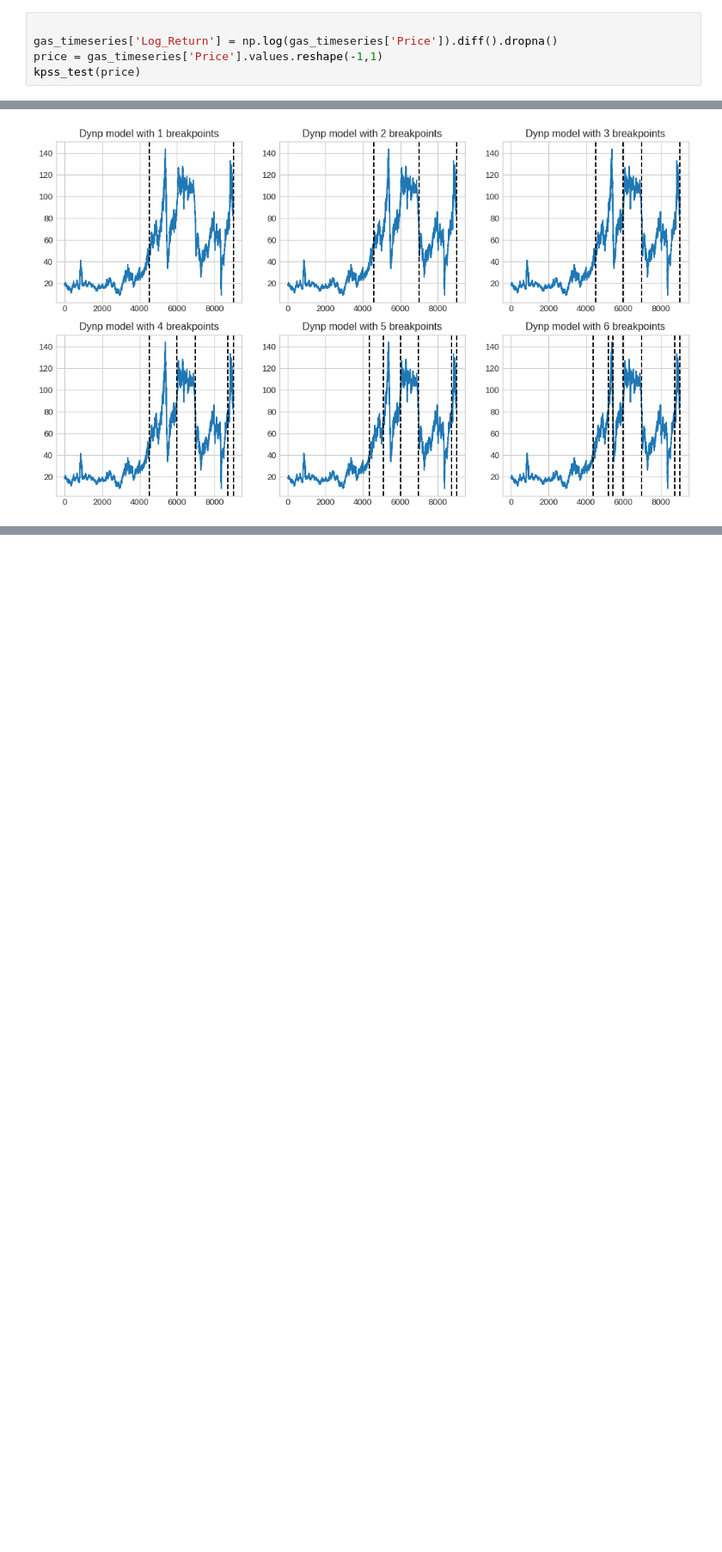
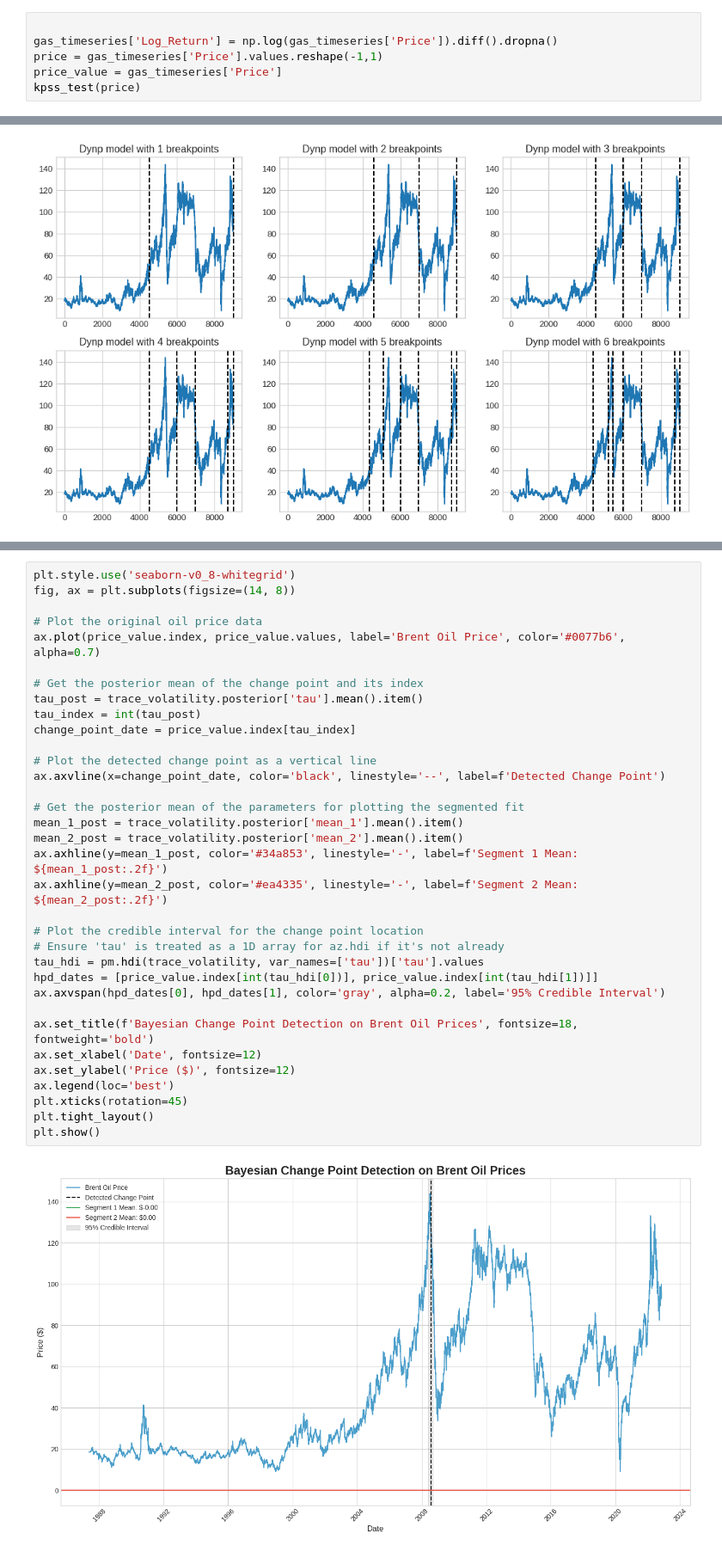
Before and after one commit to mikek1337/statistical-modelling-of-time-series-data-week-10, a Jupyter notebook: notebooks/inital.ipynb, the cells around one changed output, grey strips where cells are left out. Shown at 86% size. Drawn from its saved outputs; the diff is of its cells as text; blank space fills up the shorter version.

```diff
--- a/notebooks/inital.ipynb
+++ b/notebooks/inital.ipynb
@@ -67,6 +67,7 @@ plt.show()
 
 gas_timeseries['Log_Return'] = np.log(gas_timeseries['Price']).diff().dropna()
 price = gas_timeseries['Price'].values.reshape(-1,1)
+price_value = gas_timeseries['Price']
 kpss_test(price)
 # %% [output]
 likely non-stationary
@@ -110,0 +181,36 @@ plt.show()
+# %%
+plt.style.use('seaborn-v0_8-whitegrid')
+fig, ax = plt.subplots(figsize=(14, 8))
+
+# Plot the original oil price data
+ax.plot(price_value.index, price_value.values, label='Brent Oil Price', color='#0077b6', alpha=0.7)
+
+# Get the posterior mean of the change point and its index
+tau_post = trace_volatility.posterior['tau'].mean().item()
+tau_index = int(tau_post)
+change_point_date = price_value.index[tau_index]
+
+# Plot the detected change point as a vertical line
+ax.axvline(x=change_point_date, color='black', linestyle='--', label=f'Detected Change Point')
+
+# Get the posterior mean of the parameters for plotting the segmented fit
+mean_1_post = trace_volatility.posterior['mean_1'].mean().item()
+mean_2_post = trace_volatility.posterior['mean_2'].mean().item()
+ax.axhline(y=mean_1_post, color='#34a853', linestyle='-', label=f'Segment 1 Mean: ${mean_1_post:.2f}')
+ax.axhline(y=mean_2_post, color='#ea4335', linestyle='-', label=f'Segment 2 Mean: ${mean_2_post:.2f}')
+
+# Plot the credible interval for the change point location
+# Ensure 'tau' is treated as a 1D array for az.hdi if it's not already
+tau_hdi = pm.hdi(trace_volatility, var_names=['tau'])['tau'].values
+hpd_dates = [price_value.index[int(tau_hdi[0])], price_value.index[int(tau_hdi[1])]]
+ax.axvspan(hpd_dates[0], hpd_dates[1], color='gray', alpha=0.2, label='95% Credible Interval')
+
+ax.set_title(f'Bayesian Change Point Detection on Brent Oil Prices', fontsize=18, fontweight='bold')
+ax.set_xlabel('Date', fontsize=12)
+ax.set_ylabel('Price ($)', fontsize=12)
+ax.legend(loc='best')
+plt.xticks(rotation=45)
+plt.tight_layout()
+plt.show()
+# %% [output]
+[figure, added]
```
Also changed, not shown: parts of 14 cells of this notebook, 23 other files.
